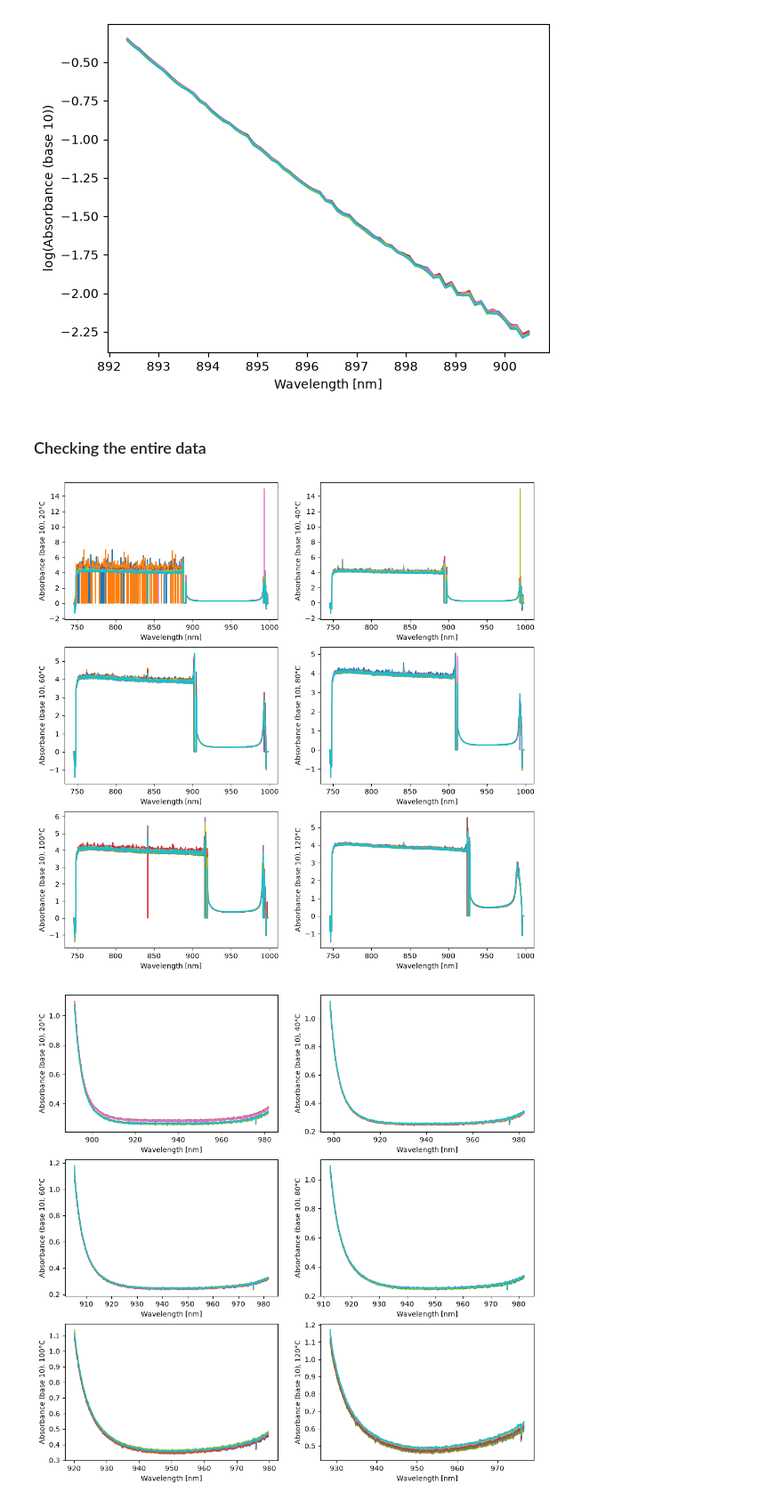
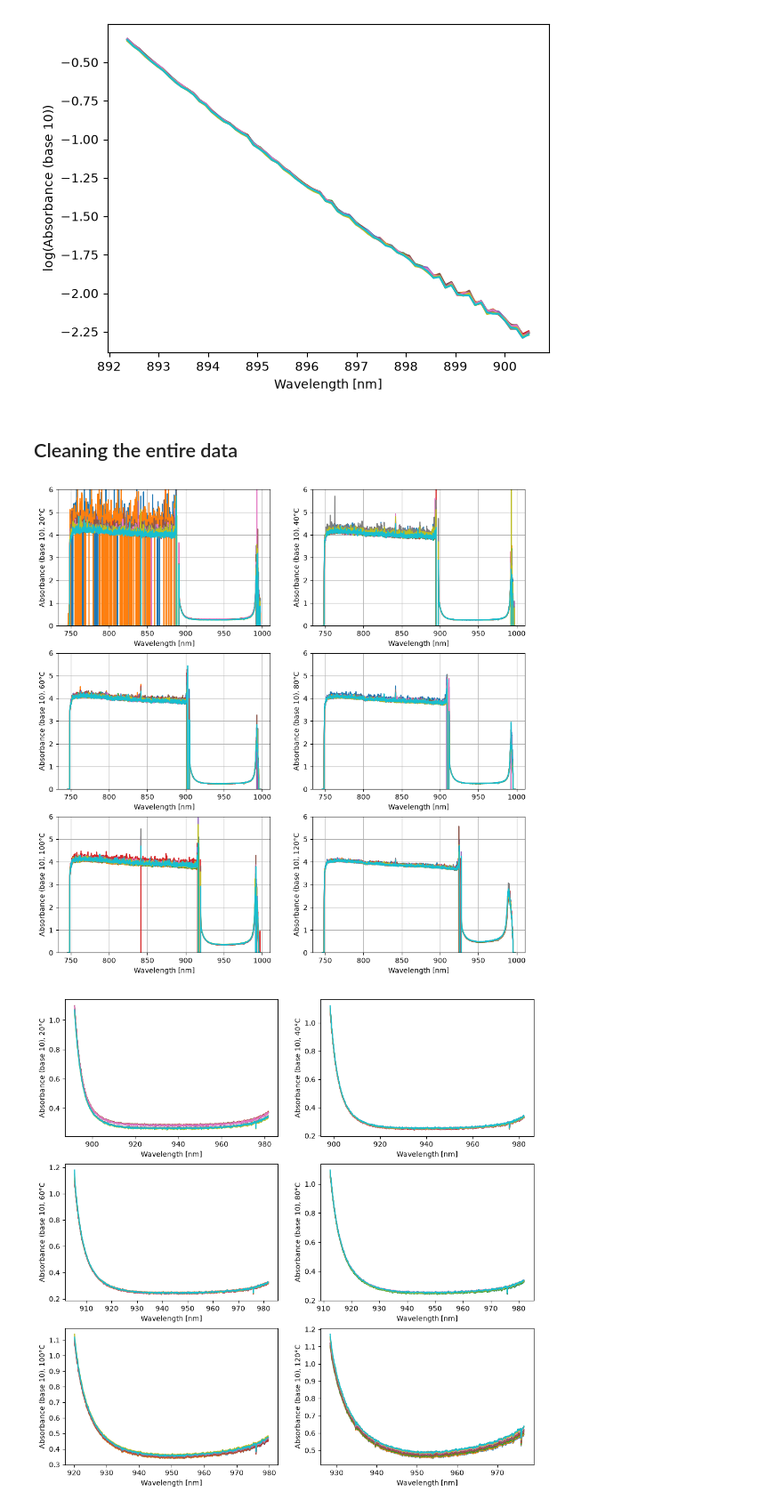
Before and after one commit to rcaerbannog/enph352-lab-band, a Jupyter notebook: band-lab-notebook.ipynb, the cells around one changed output. Shown at 89% size. Drawn from its saved outputs; the diff is of its cells as text; code cells hidden in the pictures.

Commit message:
Data analysis end.

```diff
--- a/band-lab-notebook.ipynb
+++ b/band-lab-notebook.ipynb
@@ -333,7 +353,7 @@ plt.ylabel("log(Absorbance (base 10))")
 Text(0, 0.5, 'log(Absorbance (base 10))')
 [figure]
 # %% [markdown]
-### Checking the entire data
+## Cleaning the entire data
 # %%
 del data
 # %%
@@ -347,12 +367,14 @@ _, snr = eval_reference_snr(wavelength, counts_ref, counts_dark, window_size=25)
 # %%
 fig, axs = plt.subplots(3, 2, figsize=(12, 12))
 axs = axs.flatten()
 for (ii, temp, data_temp) in zip(range(6), [20, 40, 60, 80, 100, 120], [data_20, data_40, data_60, data_80, data_100, data_120]):
     lineObjects = axs[ii].plot(wavelength, data_temp)
     axs[ii].set_xlabel("Wavelength [nm]")
     axs[ii].set_ylabel(f"Absorbance (base 10), {temp}°C")
+    axs[ii].set_ylim(0, 6)
+    axs[ii].grid()
 # %% [output]
-[figure, old version]
+[figure, new version]
 # %%
 fig, axs = plt.subplots(3, 2, figsize=(12, 12))
 axs = axs.flatten()
```
Also changed, not shown: parts of 26 cells of this notebook, 4 other files.
